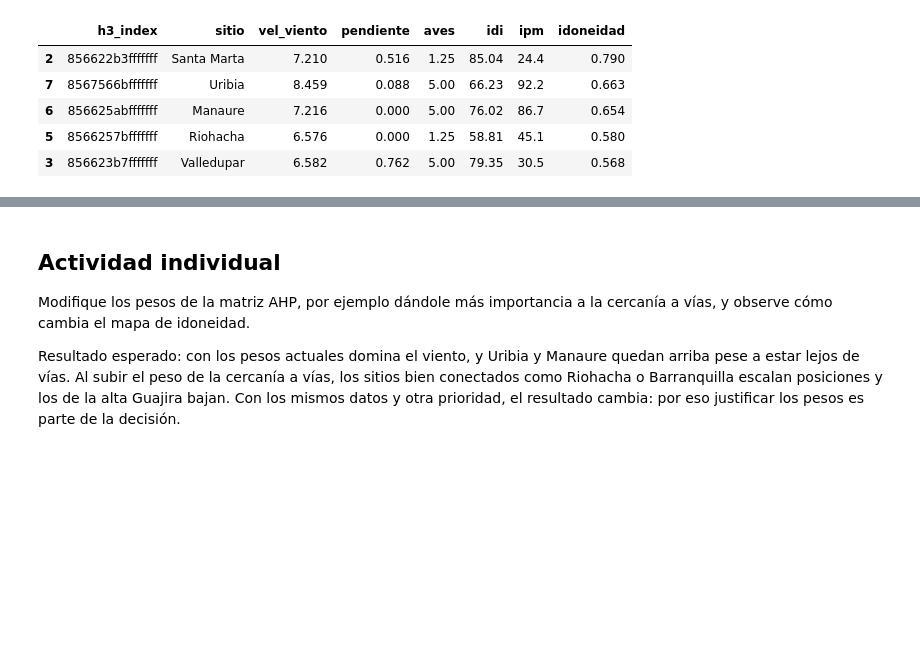
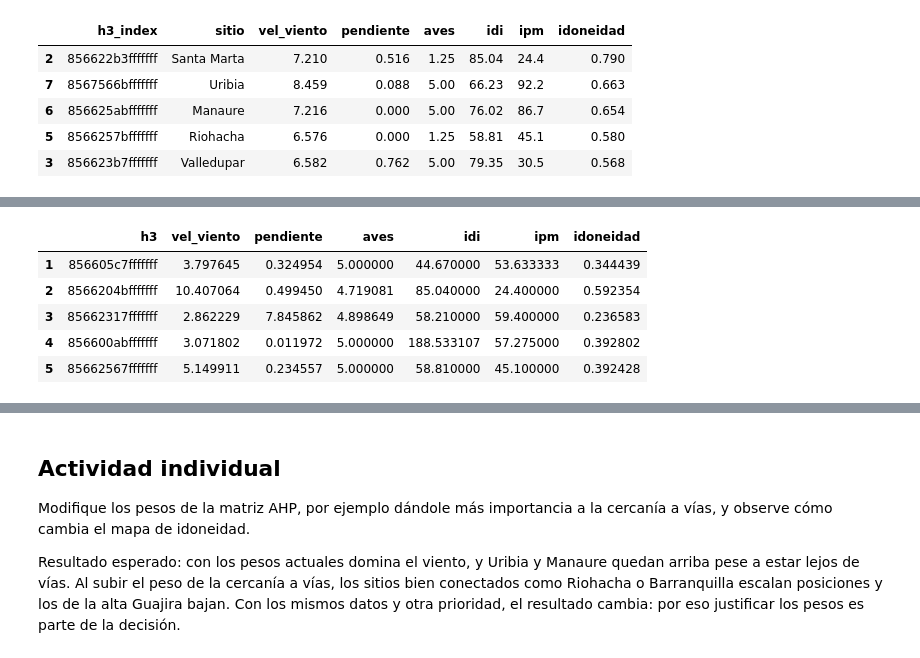
Before and after one commit to Sadriica/Curso_ANH, a Jupyter notebook: modulo4_taller/modulo4_taller.ipynb, the cells around one changed output, grey strips where cells are left out. Saved outputs shown, nothing was run; the diff lists cells and outputs as text; code cells hidden in the pictures; blank space fills up the shorter version.

```diff
--- a/modulo4_taller/modulo4_taller.ipynb
+++ b/modulo4_taller/modulo4_taller.ipynb
@@ -383,0 +396,17 @@ guardado resultado_idoneidad.h3.parquet
+# %%
+def h3_to_polygon(cell_id):
+  """Convierte el ID de un celda H3 a un objeto Polygon de Shapely (EPSG:4326)."""
+  # h3.cell_to_boundary retorna vértices en orden (lat, lon)
+  boundary = h3.cell_to_boundary(cell_id)
+  # Shapely requiere orden (lon, lat) -> (x, y)
+  return Polygon([(lon, lat) for lat, lon in boundary])
+
+
+# Creación del GeoDataFrame regional
+gdf_malla = gpd.GeoDataFrame(
+    {'h3': malla},
+    geometry=[h3_to_polygon(cell) for cell in malla],
+    crs=crs_reference,  # EPSG:4326
+)
+
+print(f'Malla regional convertida a GeoDataFrame: {len(gdf_malla)} celdas H3.')
@@ -383,0 +490,64 @@ guardado resultado_idoneidad.h3.parquet
+# %%
+# ------------------------------------------------------------------------------
+# 7.3. Normalización Min-Max de Criterios [Escala 0 a 1]
+# ------------------------------------------------------------------------------
+
+
+def min_max_norm(series, maximize=True):
+  """Normaliza una serie entre 0 y 1.
+
+  maximize=True : Mayor valor -> Mayor idoneidad (1.0) maximize=False: Menor
+  valor -> Mayor idoneidad (1.0)
+  """
+  min_val, max_val = series.min(), series.max()
+  if max_val == min_val:
+    return series * 0
+  if maximize:
+    return (series - min_val) / (max_val - min_val)
+  else:
+    return (max_val - series) / (max_val - min_val)
+
+
+# Criterios a Maximizar (a mayor valor, mejor para el proyecto)
+gdf_ahp['norm_viento'] = min_max_norm(gdf_ahp['vel_viento'], maximize=True)
+gdf_ahp['norm_idi'] = min_max_norm(gdf_ahp['idi'], maximize=True)
+gdf_ahp['norm_ipm'] = min_max_norm(
+    gdf_ahp['ipm'], maximize=True
+)  # Priorizar áreas con mayor necesidad social
+
+# Criterios a Minimizar (a menor valor, menor costo/impacto)
+gdf_ahp['norm_pendiente'] = min_max_norm(
+    gdf_ahp['pendiente'], maximize=False
+)  # Terrenos planos
+gdf_ahp['norm_aves'] = min_max_norm(
+    gdf_ahp['aves'], maximize=False
+)  # Menor impacto ambiental
+
+# ------------------------------------------------------------------------------
+# 7.4. Aplicación de Pesos AHP y Cálculo de Idoneidad Regional
+# ------------------------------------------------------------------------------
+# Pesos AHP definidos (suman 1.0)
+pesos = {
+    'norm_viento': 0.35,  # 35% Importancia del recurso eólico
+    'norm_pendiente': 0.20,  # 20% Facilidad constructiva / topografía
+    'norm_aves': 0.20,  # 20% Sensibilidad ambiental
+    'norm_idi': 0.15,  # 15% Desempeño institucional local
+    'norm_ipm': 0.10,  # 10% Impacto/Desarrollo social
+}
+
+gdf_ahp['idoneidad'] = (
+    gdf_ahp['norm_viento'] * pesos['norm_viento']
+    + gdf_ahp['norm_pendiente'] * pesos['norm_pendiente']
+    + gdf_ahp['norm_aves'] * pesos['norm_aves']
+    + gdf_ahp['norm_idi'] * pesos['norm_idi']
+    + gdf_ahp['norm_ipm'] * pesos['norm_ipm']
+)
+
+gdf_ahp[['h3', 'vel_viento', 'pendiente', 'aves', 'idi', 'ipm', 'idoneidad']].head()
+# %% [output]
+|  | h3 | vel_viento | pendiente | aves | idi | ipm | idoneidad |
+| 1 | 856605c7fffffff | 3.797645 | 0.324954 | 5.000000 | 44.670000 | 53.633333 | 0.344439 |
+| 2 | 8566204bfffffff | 10.407064 | 0.499450 | 4.719081 | 85.040000 | 24.400000 | 0.592354 |
+| 3 | 85662317fffffff | 2.862229 | 7.845862 | 4.898649 | 58.210000 | 59.400000 | 0.236583 |
+| 4 | 856600abfffffff | 3.071802 | 0.011972 | 5.000000 | 188.533107 | 57.275000 | 0.392802 |
+| 5 | 85662567fffffff | 5.149911 | 0.234557 | 5.000000 | 58.810000 | 45.100000 | 0.392428 |
```
Also changed, not shown: parts of 8 cells of this notebook.
